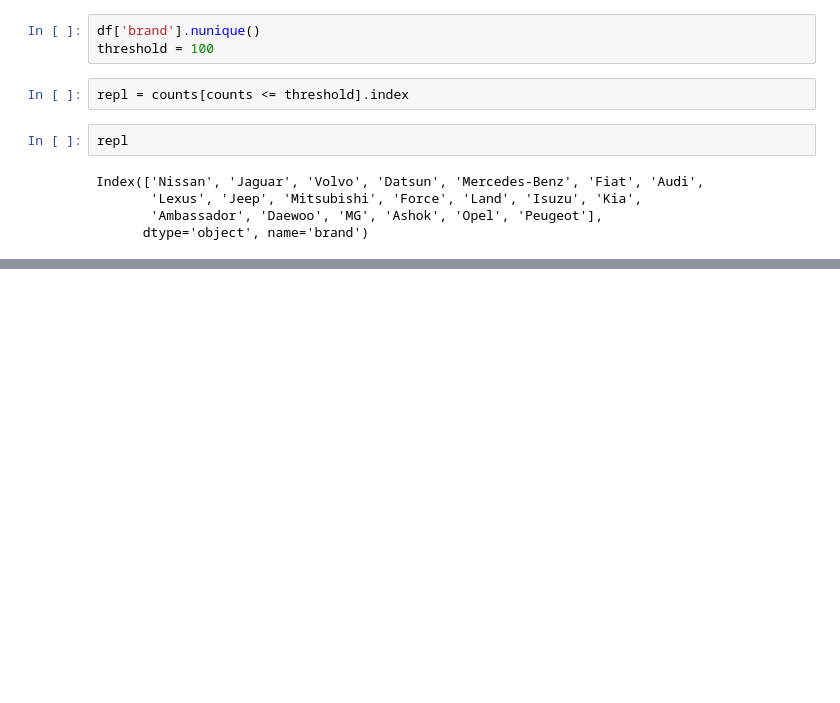
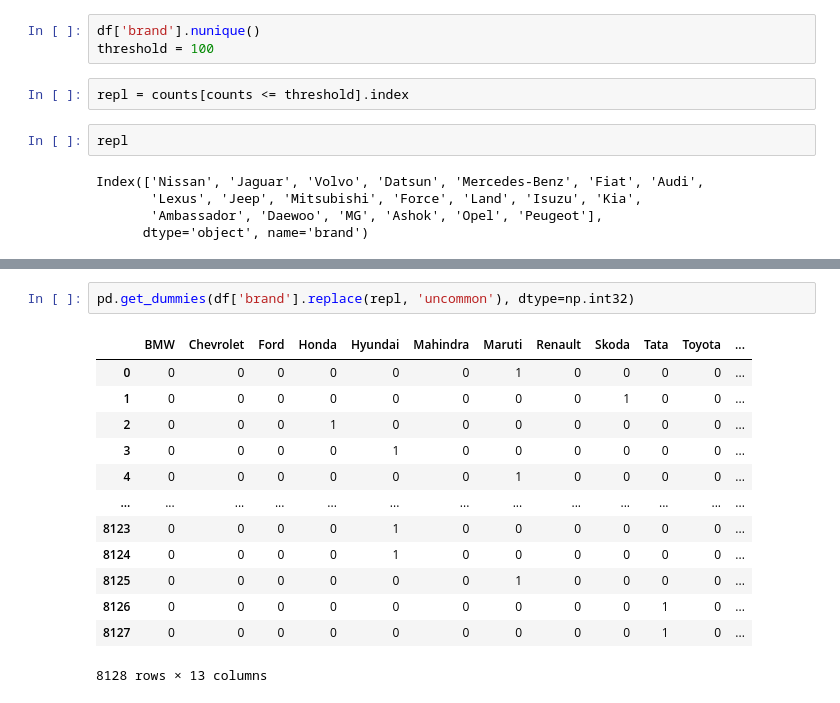
Before and after one commit to Manya-tech/Machine-Learning, a Jupyter notebook: Feature Engineering/Feature Transformation/Endoding Categorical Data/One Hot Encoding/one-hot-encoding.ipynb, the cells around one changed output, grey strips where cells are left out. Cells and saved outputs as stored; diff of their text form; blank space fills up the shorter version.

```diff
--- a/Feature Engineering/Feature Transformation/Endoding Categorical Data/One Hot Encoding/one-hot-encoding.ipynb
+++ b/Feature Engineering/Feature Transformation/Endoding Categorical Data/One Hot Encoding/one-hot-encoding.ipynb
@@ -183,0 +184,16 @@ pd.get_dummies(df['brand'].replace(repl, 'uncommon')).sample(5)
+# %%
+pd.get_dummies(df['brand'].replace(repl, 'uncommon'), dtype=np.int32)
+# %% [output]
+|  | BMW | Chevrolet | Ford | Honda | Hyundai | Mahindra | Maruti | Renault | Skoda | Tata | Toyota | ... |
+| 0 | 0 | 0 | 0 | 0 | 0 | 0 | 1 | 0 | 0 | 0 | 0 | ... |
+| 1 | 0 | 0 | 0 | 0 | 0 | 0 | 0 | 0 | 1 | 0 | 0 | ... |
+| 2 | 0 | 0 | 0 | 1 | 0 | 0 | 0 | 0 | 0 | 0 | 0 | ... |
+| 3 | 0 | 0 | 0 | 0 | 1 | 0 | 0 | 0 | 0 | 0 | 0 | ... |
+| 4 | 0 | 0 | 0 | 0 | 0 | 0 | 1 | 0 | 0 | 0 | 0 | ... |
+| ... | ... | ... | ... | ... | ... | ... | ... | ... | ... | ... | ... | ... |
+| 8123 | 0 | 0 | 0 | 0 | 1 | 0 | 0 | 0 | 0 | 0 | 0 | ... |
+| 8124 | 0 | 0 | 0 | 0 | 1 | 0 | 0 | 0 | 0 | 0 | 0 | ... |
+| 8125 | 0 | 0 | 0 | 0 | 0 | 0 | 1 | 0 | 0 | 0 | 0 | ... |
+| 8126 | 0 | 0 | 0 | 0 | 0 | 0 | 0 | 0 | 0 | 1 | 0 | ... |
+| 8127 | 0 | 0 | 0 | 0 | 0 | 0 | 0 | 0 | 0 | 1 | 0 | ... |
+8128 rows × 13 columns
```
Also changed, not shown: parts of 2 cells of this notebook, 2 other files.
